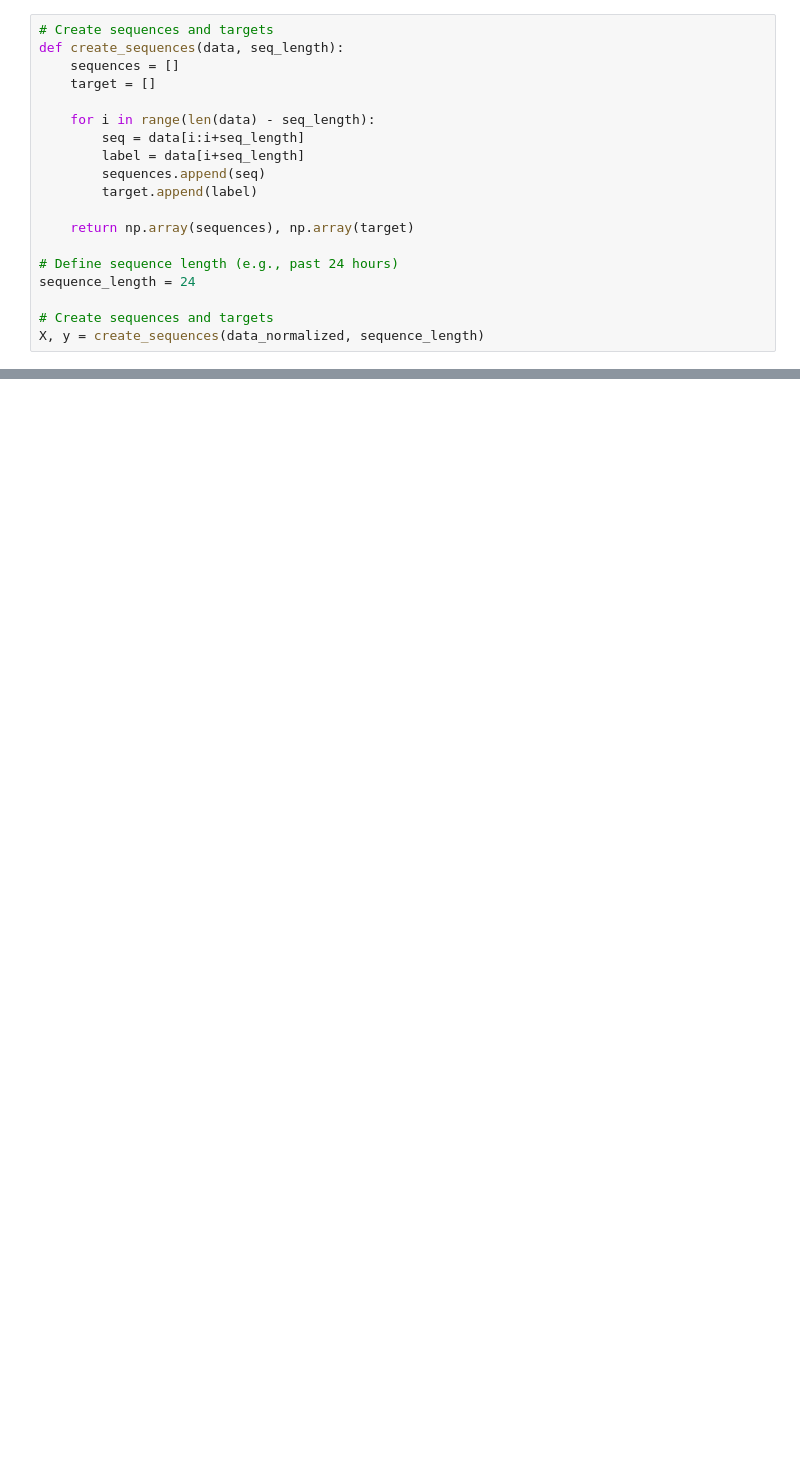
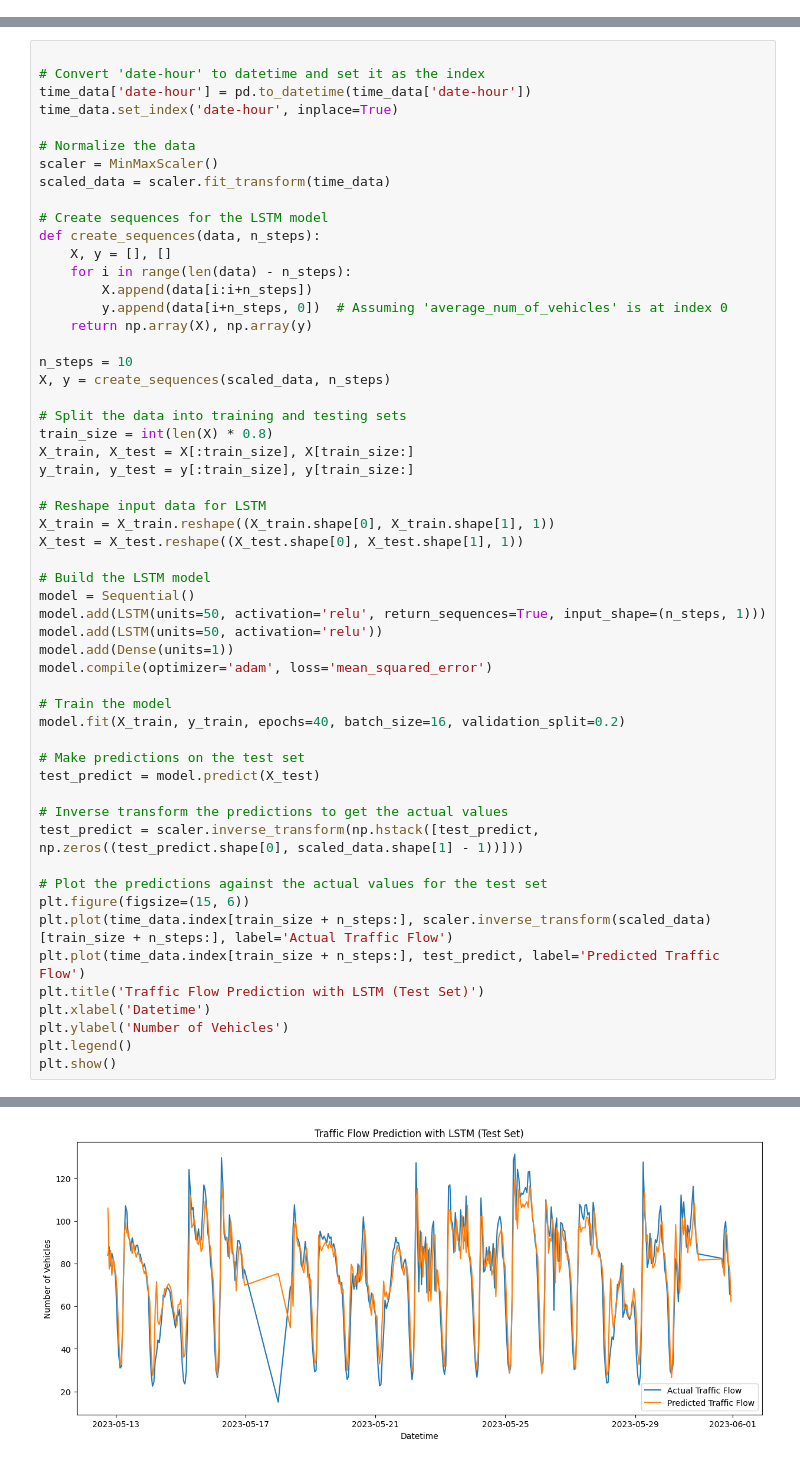
Before and after one commit to isilberfin/traffic-flow-prediction, a Jupyter notebook: flow_prediction.ipynb, the cells around one changed output, grey strips where cells are left out. Saved outputs shown, nothing was run; the diff lists cells and outputs as text; blank space fills up the shorter version.

Commit message:
model-created

```diff
--- a/flow_prediction.ipynb
+++ b/flow_prediction.ipynb
@@ -59,19 +74,0 @@ data_normalized = scaler.fit_transform(data)
-# %%
-# Create sequences and targets
-def create_sequences(data, seq_length):
-    sequences = []
-    target = []
-
-    for i in range(len(data) - seq_length):
-        seq = data[i:i+seq_length]
-        label = data[i+seq_length]
-        sequences.append(seq)
-        target.append(label)
-
-    return np.array(sequences), np.array(target)
-
-# Define sequence length (e.g., past 24 hours)
-sequence_length = 24
-
-# Create sequences and targets
-X, y = create_sequences(data_normalized, sequence_length)
@@ -131,0 +75,56 @@ print(f'Predicted Number of Vehicles in the Latest 24 Hours: {int(prediction_lat
+# %%
+
+# Convert 'date-hour' to datetime and set it as the index
+time_data['date-hour'] = pd.to_datetime(time_data['date-hour'])
+time_data.set_index('date-hour', inplace=True)
+
+# Normalize the data
+scaler = MinMaxScaler()
+scaled_data = scaler.fit_transform(time_data)
+
+# Create sequences for the LSTM model
+def create_sequences(data, n_steps):
+    X, y = [], []
+    for i in range(len(data) - n_steps):
+        X.append(data[i:i+n_steps])
+        y.append(data[i+n_steps, 0])  # Assuming 'average_num_of_vehicles' is at index 0
+    return np.array(X), np.array(y)
+
+n_steps = 10
+X, y = create_sequences(scaled_data, n_steps)
+
+# Split the data into training and testing sets
+train_size = int(len(X) * 0.8)
+X_train, X_test = X[:train_size], X[train_size:]
+y_train, y_test = y[:train_size], y[train_size:]
+
+# Reshape input data for LSTM
+X_train = X_train.reshape((X_train.shape[0], X_train.shape[1], 1))
+X_test = X_test.reshape((X_test.shape[0], X_test.shape[1], 1))
+
+# Build the LSTM model
+model = Sequential()
+model.add(LSTM(units=50, activation='relu', return_sequences=True, input_shape=(n_steps, 1)))
+model.add(LSTM(units=50, activation='relu'))
+model.add(Dense(units=1))
+model.compile(optimizer='adam', loss='mean_squared_error')
+
+# Train the model
+model.fit(X_train, y_train, epochs=40, batch_size=16, validation_split=0.2)
+
+# Make predictions on the test set
+test_predict = model.predict(X_test)
+
+# Inverse transform the predictions to get the actual values
+test_predict = scaler.inverse_transform(np.hstack([test_predict, np.zeros((test_predict.shape[0], scaled_data.shape[1] - 1))]))
+
+# Plot the predictions against the actual values for the test set
+plt.figure(figsize=(15, 6))
+plt.plot(time_data.index[train_size + n_steps:], scaler.inverse_transform(scaled_data)[train_size + n_steps:], label='Actual Traffic Flow')
+plt.plot(time_data.index[train_size + n_steps:], test_predict, label='Predicted Traffic Flow')
+plt.title('Traffic Flow Prediction with LSTM (Test Set)')
+plt.xlabel('Datetime')
+plt.ylabel('Number of Vehicles')
+plt.legend()
+plt.show()
+# %% [output]
@@ -131,0 +148 @@ print(f'Predicted Number of Vehicles in the Latest 24 Hours: {int(prediction_lat
+[figure, added]
```
Also changed, not shown: parts of 23 cells of this notebook.
